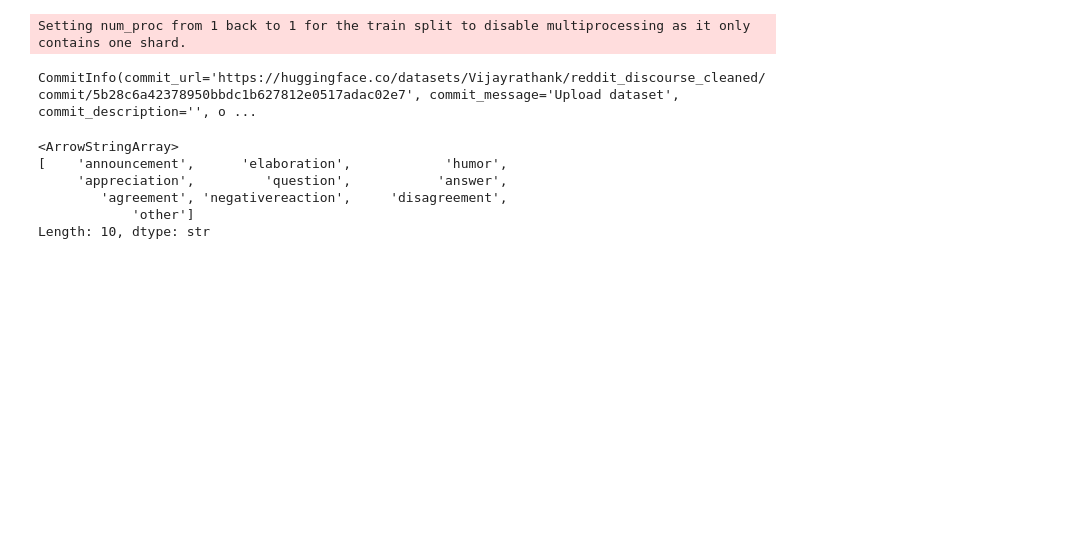
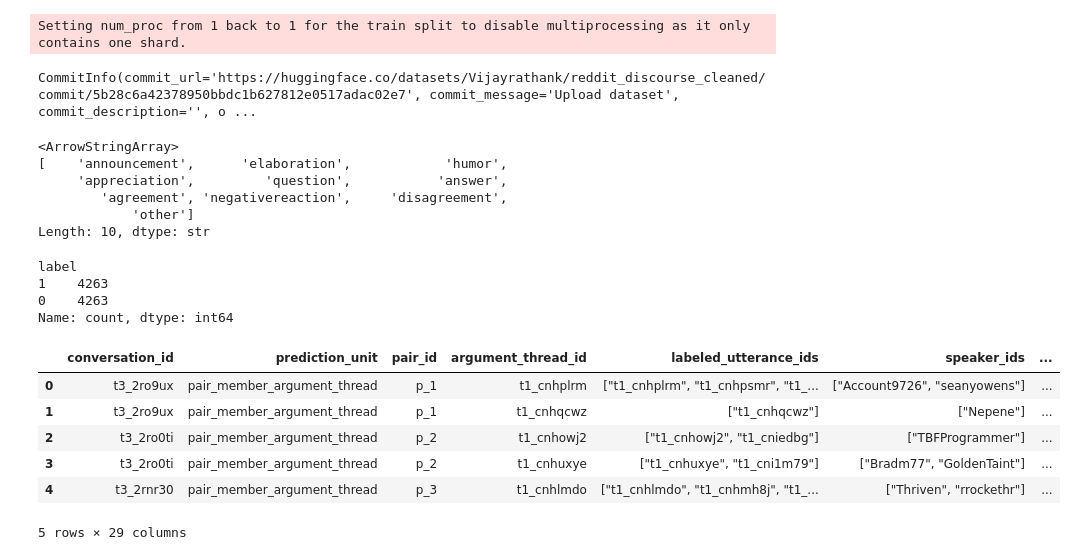
Before and after one commit to parthsurve26/discourse-act-aware-persuasion, a Jupyter notebook: notebooks/sample.ipynb, the cells around one changed output. Drawn from its saved outputs; the diff is of its cells as text; code cells hidden in the pictures; blank space fills up the shorter version.

```diff
--- a/notebooks/sample.ipynb
+++ b/notebooks/sample.ipynb
@@ -533,3 +533,26 @@ def main():
 
 if __name__ == "__main__":
     main()
+# %%
+import pandas as pd
+
+winning_arguments = pd.read_parquet("../data/processed/winning_arguments.parquet")
+winning_arguments.head()
+winning_arguments.shape
+winning_arguments.columns
+winning_arguments.label.value_counts()
+# %% [output]
+label
+1    4263
+0    4263
+Name: count, dtype: int64
+# %%
+winning_arguments.head()
+# %% [output]
+|  | conversation_id | prediction_unit | pair_id | argument_thread_id | labeled_utterance_ids | speaker_ids | ... |
+| 0 | t3_2ro9ux | pair_member_argument_thread | p_1 | t1_cnhplrm | ["t1_cnhplrm", "t1_cnhpsmr", "t1_... | ["Account9726", "seanyowens"] | ... |
+| 1 | t3_2ro9ux | pair_member_argument_thread | p_1 | t1_cnhqcwz | ["t1_cnhqcwz"] | ["Nepene"] | ... |
+| 2 | t3_2ro0ti | pair_member_argument_thread | p_2 | t1_cnhowj2 | ["t1_cnhowj2", "t1_cniedbg"] | ["TBFProgrammer"] | ... |
+| 3 | t3_2ro0ti | pair_member_argument_thread | p_2 | t1_cnhuxye | ["t1_cnhuxye", "t1_cni1m79"] | ["Bradm77", "GoldenTaint"] | ... |
+| 4 | t3_2rnr30 | pair_member_argument_thread | p_3 | t1_cnhlmdo | ["t1_cnhlmdo", "t1_cnhmh8j", "t1_... | ["Thriven", "rrockethr"] | ... |
+5 rows × 29 columns
```
Also changed, not shown: 3 other files.
